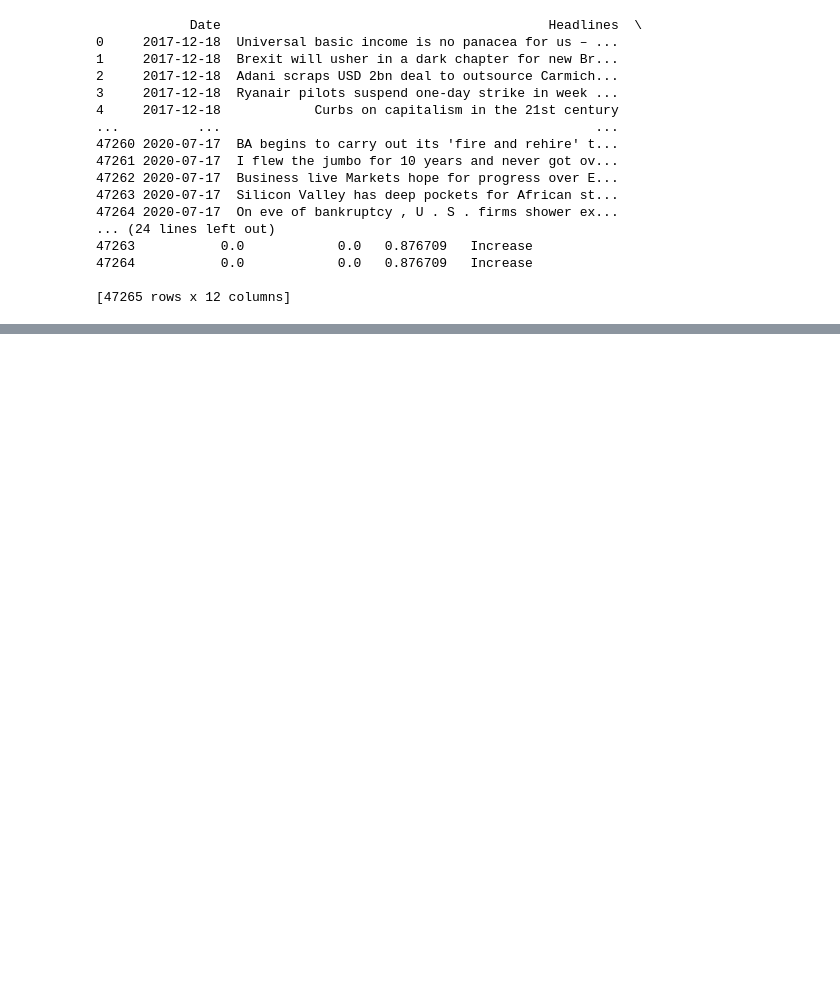
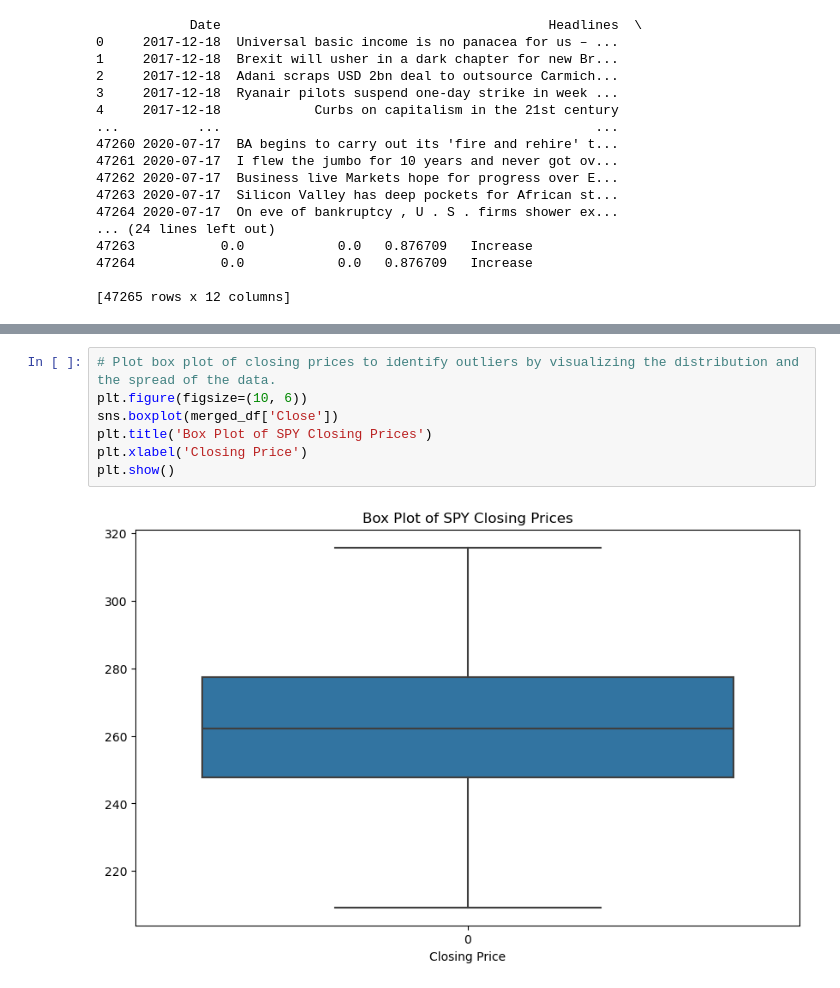
Before and after one commit to hgulati2190/SP500-Predictor-Using-NLP, a Jupyter notebook: 01. Data Prep & EDA/hemant_data_prep.ipynb, the cells around one changed output, grey strips where cells are left out. Drawn from its saved outputs; the diff is of its cells as text; blank space fills up the shorter version.

```diff
--- a/01. Data Prep & EDA/hemant_data_prep.ipynb
+++ b/01. Data Prep & EDA/hemant_data_prep.ipynb
@@ -139,0 +151,9 @@ print(merged_df)
+# %%
+# Plot box plot of closing prices to identify outliers by visualizing the distribution and the spread of the data.
+plt.figure(figsize=(10, 6))
+sns.boxplot(merged_df['Close'])
+plt.title('Box Plot of SPY Closing Prices')
+plt.xlabel('Closing Price')
+plt.show()
+# %% [output]
+[figure, added]
```
Also changed, not shown: parts of 3 cells of this notebook.
